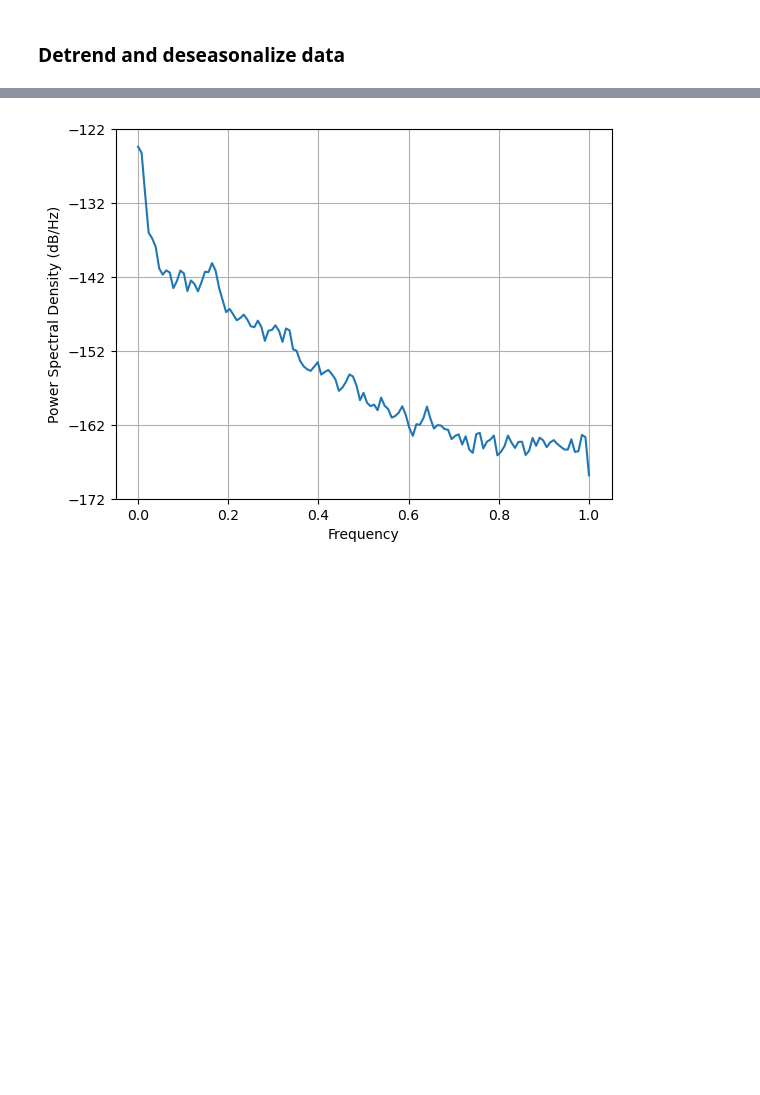
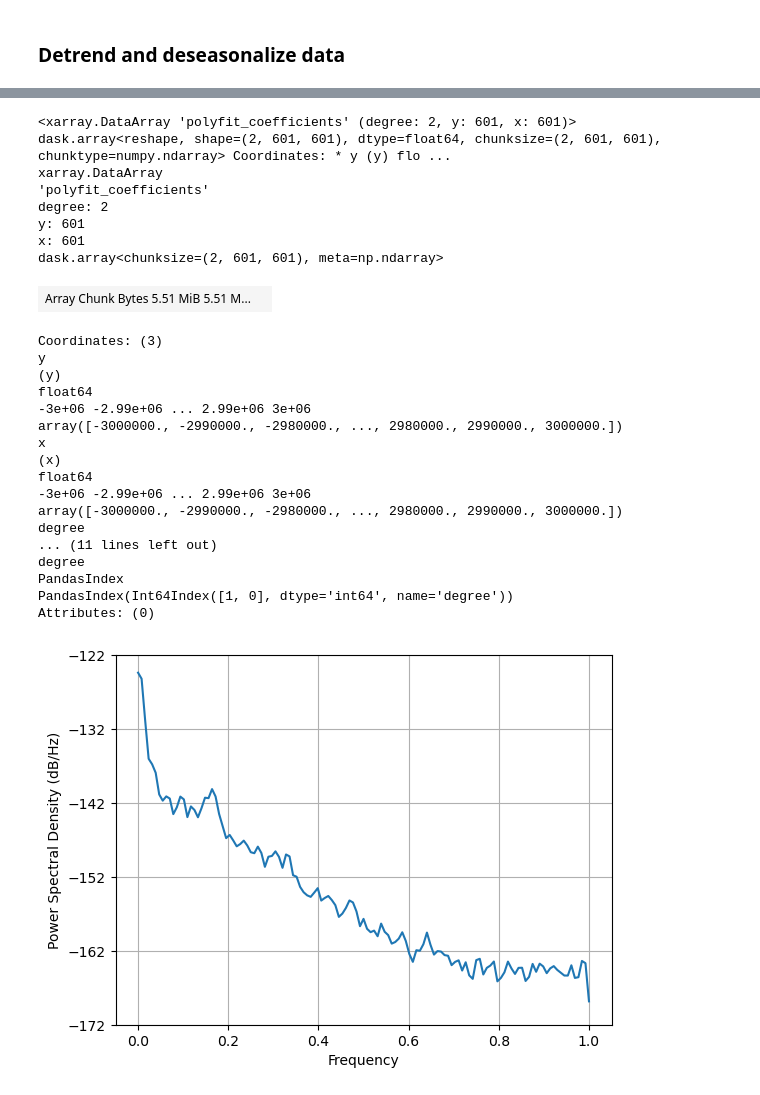
Before and after one commit to mshiv/aislens_emulation, a Jupyter notebook: notebooks/21a-sm-ocean-model-output-statistics.ipynb, the cells around one changed output, grey strips where cells are left out. Saved outputs shown, nothing was run; the diff lists cells and outputs as text; code cells hidden in the pictures; blank space fills up the shorter version.

```diff
--- a/notebooks/21a-sm-ocean-model-output-statistics.ipynb
+++ b/notebooks/21a-sm-ocean-model-output-statistics.ipynb
@@ -151,6 +179,35 @@ def detrend_dim(da, dim, deg=1):
     # evaluate trend
     # remove the trend
     return da - fit
+# %%
+p = flux.polyfit(dim='Time', deg=1, skipna=False)
+p.polyfit_coefficients
+# %% [output]
+<xarray.DataArray 'polyfit_coefficients' (degree: 2, y: 601, x: 601)> dask.array<reshape, shape=(2, 601, 601), dtype=float64, chunksize=(2, 601, 601), chunktype=numpy.ndarray> Coordinates: * y (y) flo ...
+xarray.DataArray
+'polyfit_coefficients'
+degree: 2
+y: 601
+x: 601
+dask.array<chunksize=(2, 601, 601), meta=np.ndarray>
+| Array Chunk Bytes 5.51 MiB 5.51 M... |  |
+Coordinates: (3)
+y
+(y)
+float64
+-3e+06 -2.99e+06 ... 2.99e+06 3e+06
+array([-3000000., -2990000., -2980000., ..., 2980000., 2990000., 3000000.])
+x
+(x)
+float64
+-3e+06 -2.99e+06 ... 2.99e+06 3e+06
+array([-3000000., -2990000., -2980000., ..., 2980000., 2990000., 3000000.])
+degree
+... (11 lines left out)
+degree
+PandasIndex
+PandasIndex(Int64Index([1, 0], dtype='int64', name='degree'))
+Attributes: (0)
 # %%
 flux_detrend = detrend_dim(flux,"Time")
 # %%
```
Also changed, not shown: parts of 3 cells of this notebook, 4 other files.
